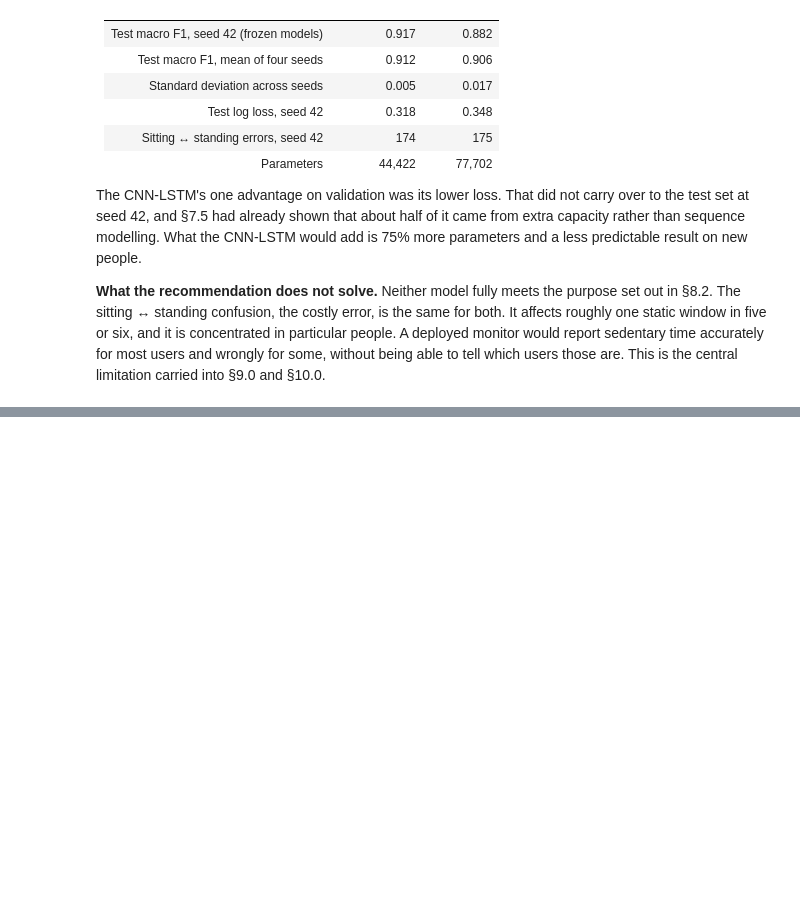
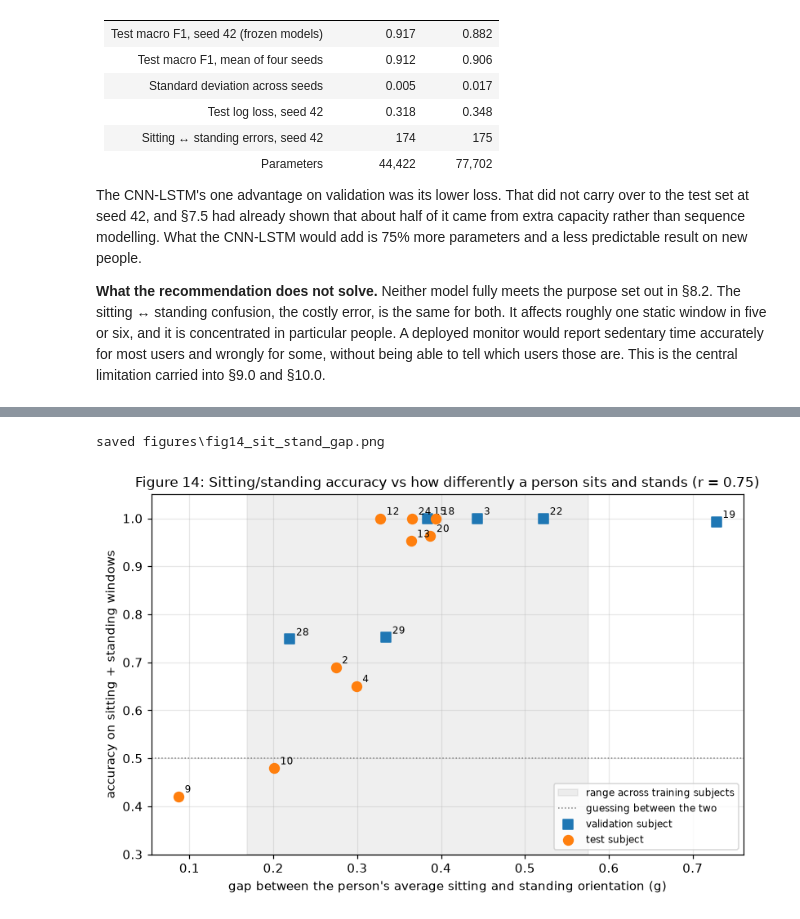
Before and after one commit to Kha73k/IT8414-GroupProject, a Jupyter notebook: IT8414_HAR.ipynb, the cells around one changed output, grey strips where cells are left out. Drawn from its saved outputs; the diff is of its cells as text; code cells hidden in the pictures; blank space fills up the shorter version.

```diff
--- a/IT8414_HAR.ipynb
+++ b/IT8414_HAR.ipynb
@@ -3314,0 +3337,12 @@ which users those are. This is the central limitation carried into §9.0 and
+# %%
+# author: Rashed Ramadham
+def mean_gravity(X_raw):
+    """Average gravity vector of each window (device orientation), in g."""
+    return (X_raw[:, 6:9] - X_raw[:, 0:3]).mean(axis=2)
+
+
+gravity_test = mean_gravity(X_test_raw)
+gravity_train = mean_gravity(X_train_raw)
+energy_test = magnitude(X_test_raw, 0).std(axis=1)       # dynamic energy, as in section 3.3
+print(f"explaining the deployed model: {DEPLOYED}")
+print(f"test windows: {len(y_test):,}, misclassified: {(test_pred != y_test).sum()}")
@@ -3314,0 +3603,8 @@ which users those are. This is the central limitation carried into §9.0 and
+# %%
+# author: Rashed Ramadham
+for subject in (9, 10):
+    wrong = (subj_test == subject) & (test_pred != y_test)
+    kinds = pd.Series([f"{SHORT_NAMES[t]} -> {SHORT_NAMES[p]}"
+                       for t, p in zip(y_test[wrong], test_pred[wrong])]).value_counts()
+    print(f"subject {subject}: {wrong.sum()} errors of {(subj_test == subject).sum()} windows")
+    print(kinds.to_string(), "\n")
@@ -3314,0 +3717,24 @@ which users those are. This is the central limitation carried into §9.0 and
+# %%
+# author: Rashed Ramadham
+fig, ax = plt.subplots(figsize=(8.5, 5.2))
+ax.axvspan(train_gap.min(), train_gap.max(), color="grey", alpha=0.12,
+           label="range across training subjects")
+ax.axhline(0.5, color="grey", ls=":", lw=1, label="guessing between the two")
+for split, marker in (("validation", "s"), ("test", "o")):
+    rows = people[people["split"] == split]
+    ax.scatter(rows["sit-stand gap (g)"], rows["sit/stand accuracy"],
+               marker=marker, s=60, label=f"{split} subject", zorder=3)
+    for subject, row in rows.iterrows():
+        ax.annotate(str(subject), (row["sit-stand gap (g)"], row["sit/stand accuracy"]),
+                    xytext=(5, 3), textcoords="offset points", fontsize=8)
+ax.set_xlabel("gap between the person's average sitting and standing orientation (g)")
+ax.set_ylabel("accuracy on sitting + standing windows")
+ax.set_ylim(0.3, 1.05)
+ax.set_title(f"Figure 14: Sitting/standing accuracy vs how differently a person sits "
+             f"and stands (r = {gap_accuracy_r:.2f})")
+ax.legend(fontsize=8, loc="lower right")
+savefig(fig, 14, "sit_stand_gap")
+plt.show()
+# %% [output]
+saved figures\fig14_sit_stand_gap.png
+[figure, added]
```
Also changed, not shown: parts of 34 cells of this notebook, 4 other files.
